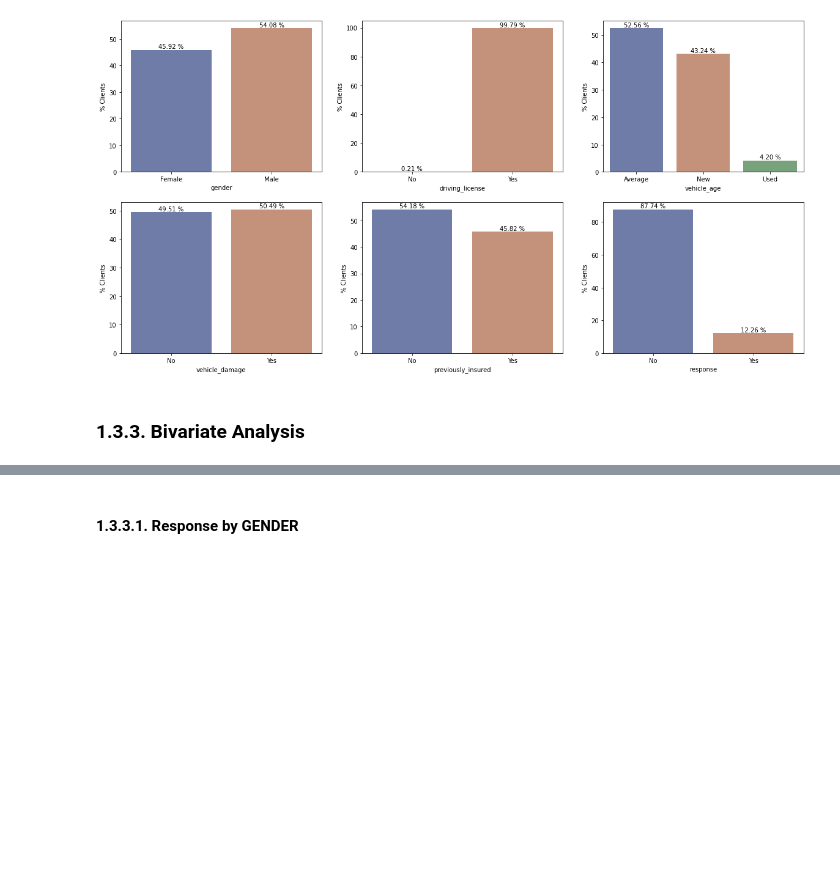
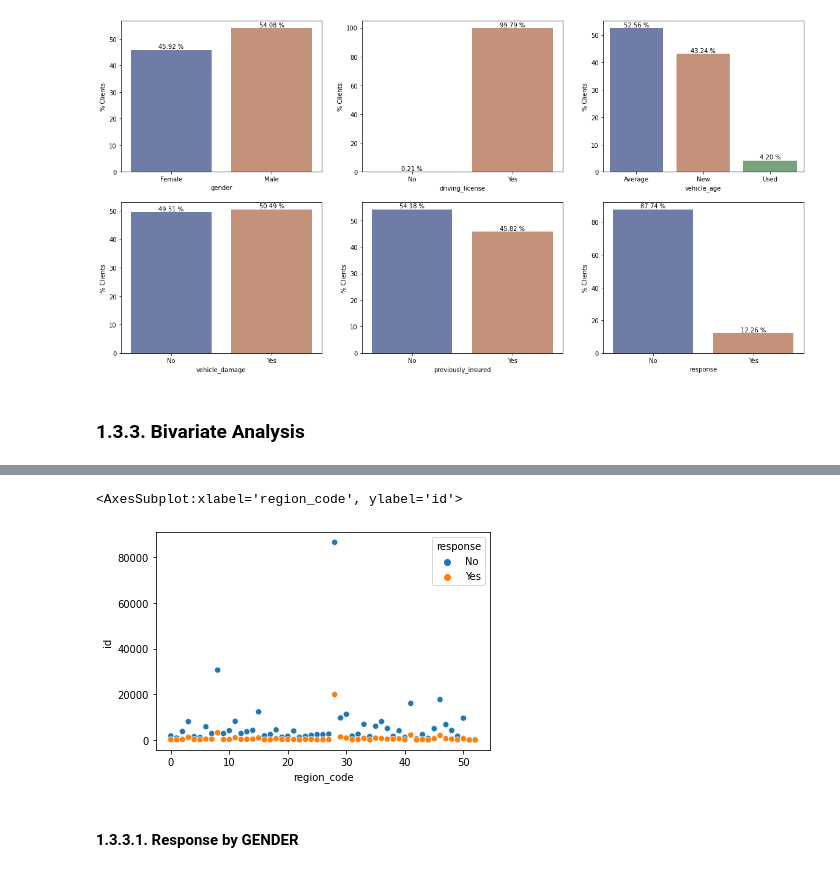
Before and after one commit to joaomj/health_insurance_cross_sell, a Jupyter notebook: health_insurance_cross-sell/notebooks/eda.ipynb, the cells around one changed output, grey strips where cells are left out. Drawn from its saved outputs; the diff is of its cells as text; code cells hidden in the pictures; blank space fills up the shorter version.

```diff
--- a/health_insurance_cross-sell/notebooks/eda.ipynb
+++ b/health_insurance_cross-sell/notebooks/eda.ipynb
@@ -368,3 +411,13 @@ for i in att_list:
+# %%
+# i want to know if there is clustering around some region codes by response status.
+# so i will use a scatterplot
+
+region_count = df_eda[['id', 'region_code', 'response']].groupby(['region_code', 'response']).count().reset_index()
+
+sns.scatterplot(x = 'region_code', y = 'id', hue = 'response', data = region_count)
+# %% [output]
+<AxesSubplot:xlabel='region_code', ylabel='id'>
+[figure, added]
 # %% [markdown]
 #### 1.3.3.1. Response by GENDER
 # %%
```
Also changed, not shown: parts of 12 cells of this notebook.
